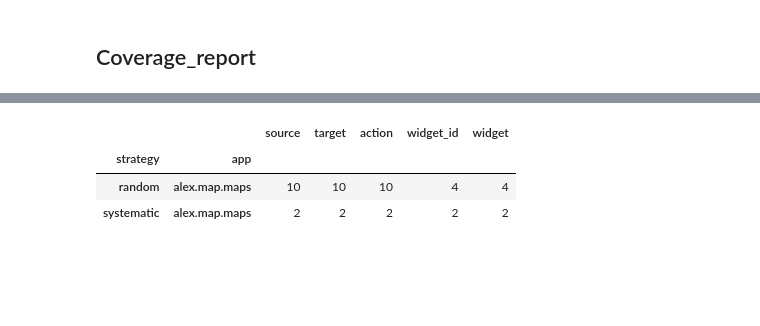
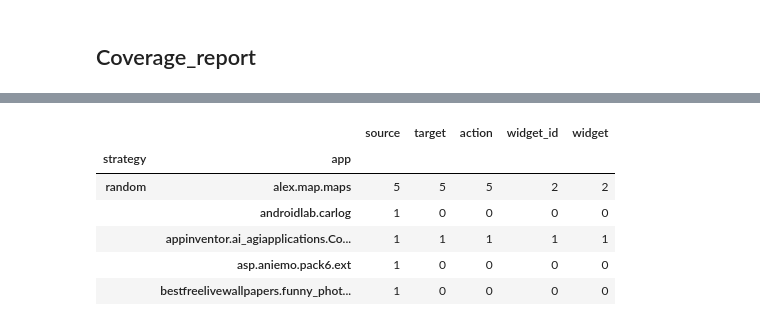
Before and after one commit to sangamk/IncubatorDataAnalyser, a Jupyter notebook: notebooks/GraphCoverage.ipynb, the cells around one changed output, grey strips where cells are left out. Drawn from its saved outputs; the diff is of its cells as text; code cells hidden in the pictures; blank space fills up the shorter version.

Commit message:
merged graph and coverage data

```diff
--- a/notebooks/GraphCoverage.ipynb
+++ b/notebooks/GraphCoverage.ipynb
@@ -3,11 +3,13 @@ import DataLoader
 import importlib
 import pandas as pd
 import CoverageHelper
+import seaborn as sns
 
 %matplotlib inline
 importlib.reload(DataLoader)
+coverage_df = DataLoader.load_csv_coverage()
 test_graph_df = DataLoader.load_csv_test_graphs()
-stat_graph_df = DataLoader.load_csv_stat_graph(False)
-stat_trans_graph_df = DataLoader.load_csv_stat_graph(True)
+# stat_graph_df = DataLoader.load_csv_stat_graph(False)
+# stat_trans_graph_df = DataLoader.load_csv_stat_graph(True)
 # %% [output]
 Number of apps:
@@ -32,7 +33,10 @@ test_graph_df.head()
 # %%
-test_graph_df.groupby(["strategy", "app"]).count()
+test_graph_df.groupby(["strategy", "app"]).count().head()
 # %% [output]
 |  |  | source | target | action | widget_id | widget |
 | strategy | app |  |  |  |  |  |
-| random | alex.map.maps | 10 | 10 | 10 | 4 | 4 |
-| systematic | alex.map.maps | 2 | 2 | 2 | 2 | 2 |
+| random | alex.map.maps | 5 | 5 | 5 | 2 | 2 |
+|  | androidlab.carlog | 1 | 0 | 0 | 0 | 0 |
+|  | appinventor.ai_agiapplications.Co... | 1 | 1 | 1 | 1 | 1 |
+|  | asp.aniemo.pack6.ext | 1 | 0 | 0 | 0 | 0 |
+|  | bestfreelivewallpapers.funny_phot... | 1 | 0 | 0 | 0 | 0 |
```
Also changed, not shown: parts of 19 cells of this notebook, 5 other files.
